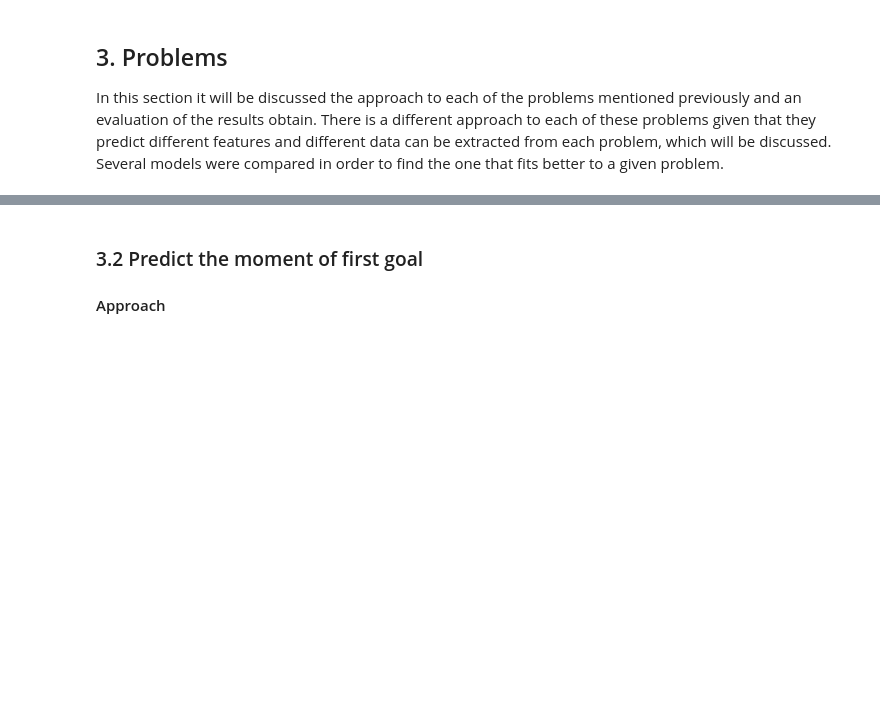
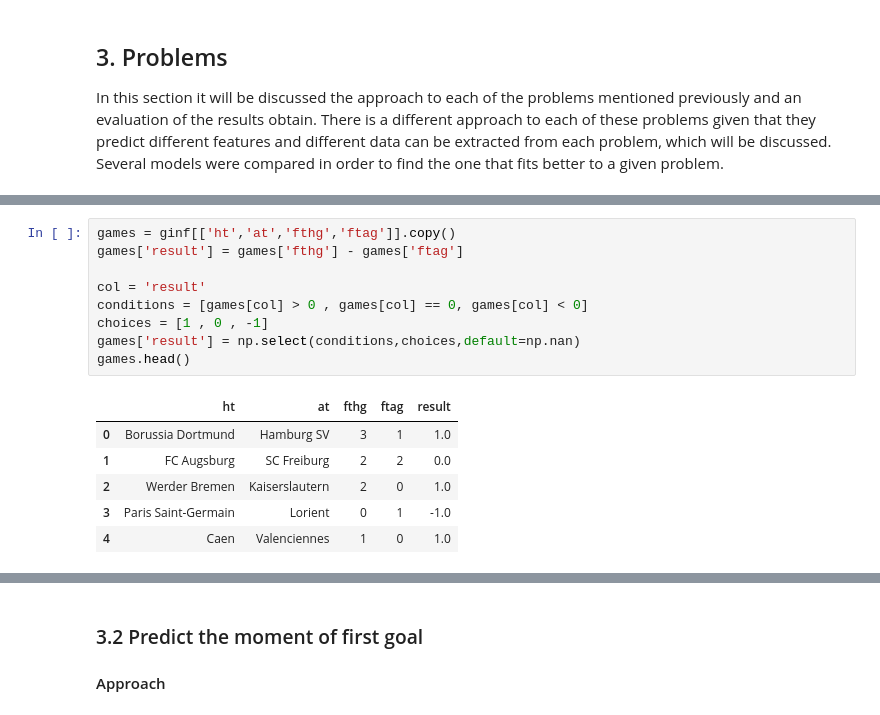
Before and after one commit to gmtorres/MIEIC_19_20_IART, a Jupyter notebook: Proj2/report.ipynb, the cells around one changed output, grey strips where cells are left out. Drawn from its saved outputs; the diff is of its cells as text; blank space fills up the shorter version.

```diff
--- a/Proj2/report.ipynb
+++ b/Proj2/report.ipynb
@@ -282,0 +374,16 @@ In this section it will be discussed the approach to each of the problems mentio
+# %%
+games = ginf[['ht','at','fthg','ftag']].copy()
+games['result'] = games['fthg'] - games['ftag']
+
+col = 'result'
+conditions = [games[col] > 0 , games[col] == 0, games[col] < 0]
+choices = [1 , 0 , -1]
+games['result'] = np.select(conditions,choices,default=np.nan)
+games.head()
+# %% [output]
+|  | ht | at | fthg | ftag | result |
+| 0 | Borussia Dortmund | Hamburg SV | 3 | 1 | 1.0 |
+| 1 | FC Augsburg | SC Freiburg | 2 | 2 | 0.0 |
+| 2 | Werder Bremen | Kaiserslautern | 2 | 0 | 1.0 |
+| 3 | Paris Saint-Germain | Lorient | 0 | 1 | -1.0 |
+| 4 | Caen | Valenciennes | 1 | 0 | 1.0 |
```
Also changed, not shown: parts of 18 cells of this notebook, 1 other file.
